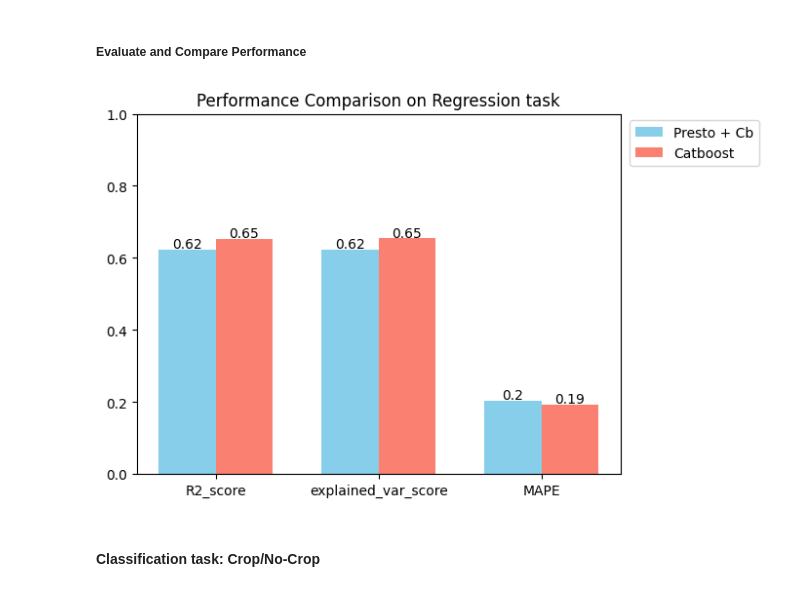
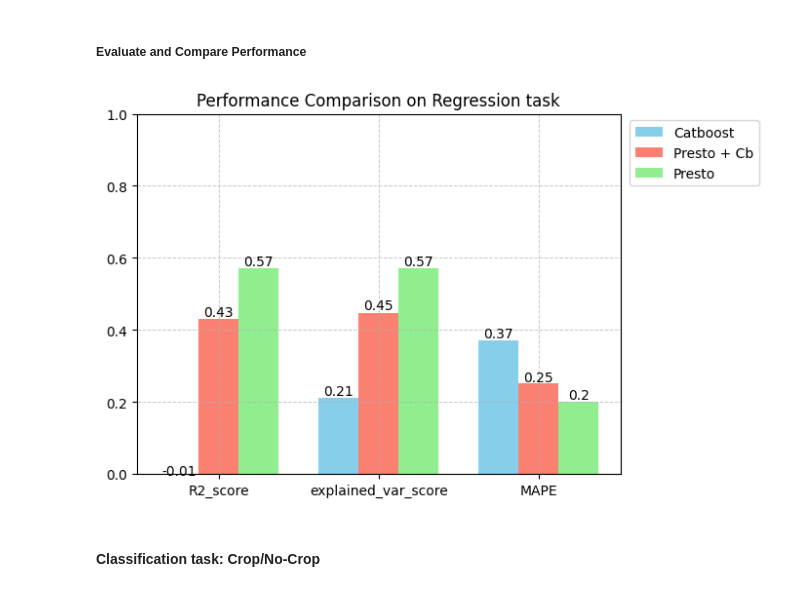
Before and after one commit to ScaleAGData/scaleag-vito, a Jupyter notebook: notebooks/demo_presto_few_shot_learning.ipynb, the cells around one changed output. Cells and saved outputs as stored; diff of their text form; code cells hidden in the pictures.

```diff
--- a/notebooks/demo_presto_few_shot_learning.ipynb
+++ b/notebooks/demo_presto_few_shot_learning.ipynb
@@ -148,12 +148,14 @@ KeyboardInterrupt:
 # %%
 # load preprocessed datasets
 train_df = pd.read_parquet(
-    "/home/vito/millig/projects/TAP/HEScaleAgData/data/AVR_subfields/" \
-    "train_avr_subfields_10d_BE_NL_4-10_filtered.parquet"
+    "/home/vito/millig/projects/TAP/HEScaleAgData/data/AVR_subfields/"
+    "train_avr_subfields_10d_BE_4-10_filtered.parquet"
+    # "train_avr_subfields_10d_BE_NL_4-10_filtered.parquet"
 )
 val_df = pd.read_parquet(
-    "/home/vito/millig/projects/TAP/HEScaleAgData/data/AVR_subfields/" \
-    "val_avr_subfields_10d_BE_NL_4-10_filtered.parquet"
+    "/home/vito/millig/projects/TAP/HEScaleAgData/data/AVR_subfields/"
+    "val_avr_subfields_10d_NL_4-10_filtered.parquet"
+    # "val_avr_subfields_10d_BE_NL_4-10_filtered.parquet"
 )
 print(f"Number of Training samples: {len(train_df)}")
 print(f"Number of Validation samples: {len(val_df)}")
@@ -224,25 +225,32 @@ raw_cbm.fit(train_pool);
 # %% [markdown]
 ##### Evaluate and Compare Performance
 # %%
+metrics_presto, _, _ = evaluate(
+    pretrained_model=model_ft_10d_yield,
+    dl_val=dl_val,
+    task="regression",
+    up_val=dl_val.dataset.UPPER_BOUND,
+    low_val=dl_val.dataset.LOWER_BOUND,
+)
 metrics_presto_cb, _, _ = evaluate(
-    model_ft_10d_yield,
-    presto_cbm,
-    dl_val,
+    pretrained_model=model_ft_10d_yield,
+    ds_model=presto_cbm,
+    dl_val=dl_val,
     task="regression",
     up_val=dl_val.dataset.UPPER_BOUND,
     low_val=dl_val.dataset.LOWER_BOUND,
 )
 metrics_raw_cb, _, _ = evaluate_catboost(
     raw_cbm,
     val_cx,
     val_cy,
     task="regression",
     up_val=dl_val.dataset.UPPER_BOUND,
     low_val=dl_val.dataset.LOWER_BOUND,
 )
-compare_performance_regression(metrics_presto_cb, metrics_raw_cb)
+compare_performance_regression(metrics_raw_cb, metrics_presto_cb, metrics_presto)
 # %% [output]
-[figure, old version]
+[figure, new version]
 # %% [markdown]
 #### Classification task: Crop/No-Crop
 # %%
```
Also changed, not shown: parts of 9 cells of this notebook, 2 other files.
